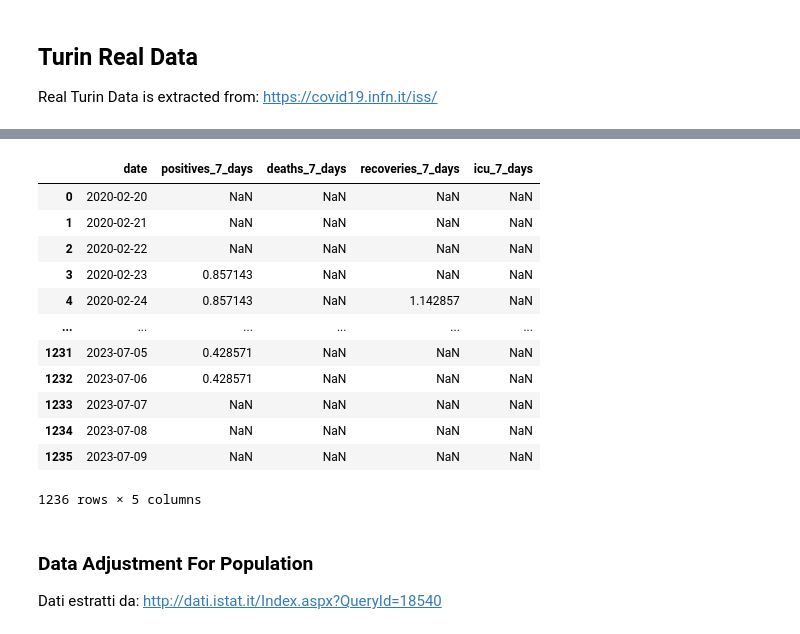
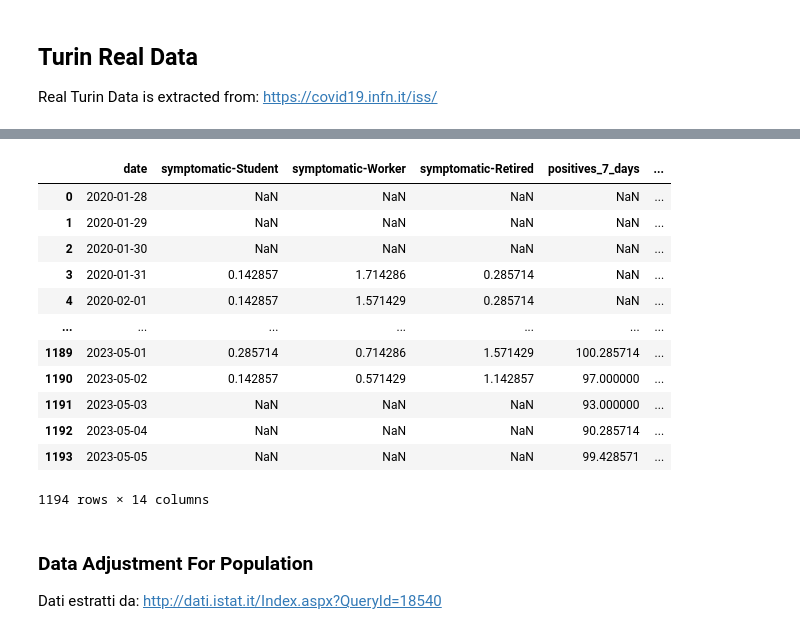
Before and after one commit to CGVGroup/abm-data-analysis, a Jupyter notebook: notebooks/abm-covid.ipynb, the cells around one changed output, grey strips where cells are left out. Saved outputs shown, nothing was run; the diff lists cells and outputs as text; code cells hidden in the pictures.

```diff
--- a/notebooks/abm-covid.ipynb
+++ b/notebooks/abm-covid.ipynb
@@ -16,3 +17,6 @@ turin_real_deaths = pd.read_csv('../data/turin-real/iss_bydate_torino_deceduti.c
 turin_real_positives = pd.read_csv('../data/turin-real/iss_bydate_torino_positivi.csv', delimiter=',')
 turin_real_recoveries = pd.read_csv('../data/turin-real/iss_bydate_torino_ricoveri.csv', delimiter=',')
 turin_real_icu = pd.read_csv('../data/turin-real/iss_bydate_torino_terapia_intensiva.csv', delimiter=',')
+turin_real_symptomatic_age_wide = pd.read_csv('../data/turin-real/iss_age_date_piemonte_sintomatici.csv', delimiter=',')
+turin_real_positives_age_wide = pd.read_csv('../data/turin-real/iss_age_date_piemonte_positivi.csv', delimiter=',')
+turin_real_deaths_age_wide = pd.read_csv('../data/turin-real/iss_age_date_piemonte_deceduti.csv', delimiter=',')
@@ -35,39 +39,57 @@ turin_real_recoveries
 # %%
 def join_based_on_min_date(df1, df2):
     min_date = min(df1['date'].min(), df2['date'].min())
     if min_date == df1['date'].min():
         left_df = df1
         right_df = df2
     else:
         left_df = df2
         right_df = df1
 
     merged = pd.merge(left_df, right_df, on='date', how='left')
     return merged.filter(regex=r'^(?!.*casi).*$', axis=1)
 
+def process_age_separation(df, variableName):
+    result = pd.DataFrame(columns=['date', variableName+'-Student', variableName+'-Worker', variableName+'-Retired'])
+    result['date'] = df['data']
+    result[variableName+'-Student'] = df['0-5 anni'] + df['6-12 anni'] + df['13-19 anni'] + df['20-29 anni']
+    result[variableName+'-Worker'] = df['30-39 anni'] + df['40-49 anni'] + df['50-59 anni']
+    result[variableName+'-Retired'] = df['60-69 anni'] + df['70-79 anni'] + df['80-89 anni'] + df['≥90 anni']
+
+    return result
+
+
+
 turin_real_deaths.columns = ['date','casi','deaths_7_days']
 turin_real_positives.columns = ['date','casi','positives_7_days']
 turin_real_recoveries.columns = ['date','casi','recoveries_7_days']
 turin_real_icu.columns = ['date','casi','icu_7_days']
 
+turin_real_symptomatic_age = process_age_separation(turin_real_symptomatic_age_wide,'symptomatic')
+turin_real_positives_age = process_age_separation(turin_real_positives_age_wide,'positives')
+turin_real_deaths_age = process_age_separation(turin_real_deaths_age_wide,'deaths')
+
 turin_real = join_based_on_min_date(turin_real_deaths,turin_real_positives)
 turin_real = join_based_on_min_date(turin_real,turin_real_recoveries)
 turin_real = join_based_on_min_date(turin_real,turin_real_icu)
+turin_real = join_based_on_min_date(turin_real,turin_real_symptomatic_age)
+turin_real = join_based_on_min_date(turin_real,turin_real_positives_age)
+turin_real = join_based_on_min_date(turin_real,turin_real_deaths_age)
 turin_real
 # %% [output]
-|  | date | positives_7_days | deaths_7_days | recoveries_7_days | icu_7_days |
-| 0 | 2020-02-20 | NaN | NaN | NaN | NaN |
-| 1 | 2020-02-21 | NaN | NaN | NaN | NaN |
-| 2 | 2020-02-22 | NaN | NaN | NaN | NaN |
-| 3 | 2020-02-23 | 0.857143 | NaN | NaN | NaN |
-| 4 | 2020-02-24 | 0.857143 | NaN | 1.142857 | NaN |
-| ... | ... | ... | ... | ... | ... |
-| 1231 | 2023-07-05 | 0.428571 | NaN | NaN | NaN |
-| 1232 | 2023-07-06 | 0.428571 | NaN | NaN | NaN |
-| 1233 | 2023-07-07 | NaN | NaN | NaN | NaN |
-| 1234 | 2023-07-08 | NaN | NaN | NaN | NaN |
-| 1235 | 2023-07-09 | NaN | NaN | NaN | NaN |
+|  | date | symptomatic-Student | symptomatic-Worker | symptomatic-Retired | positives_7_days | ... |
+| 0 | 2020-01-28 | NaN | NaN | NaN | NaN | ... |
+| 1 | 2020-01-29 | NaN | NaN | NaN | NaN | ... |
+| 2 | 2020-01-30 | NaN | NaN | NaN | NaN | ... |
+| 3 | 2020-01-31 | 0.142857 | 1.714286 | 0.285714 | NaN | ... |
+| 4 | 2020-02-01 | 0.142857 | 1.571429 | 0.285714 | NaN | ... |
+| ... | ... | ... | ... | ... | ... | ... |
+| 1189 | 2023-05-01 | 0.285714 | 0.714286 | 1.571429 | 100.285714 | ... |
+| 1190 | 2023-05-02 | 0.142857 | 0.571429 | 1.142857 | 97.000000 | ... |
+| 1191 | 2023-05-03 | NaN | NaN | NaN | 93.000000 | ... |
+| 1192 | 2023-05-04 | NaN | NaN | NaN | 90.285714 | ... |
+| 1193 | 2023-05-05 | NaN | NaN | NaN | 99.428571 | ... |
-1236 rows × 5 columns
+1194 rows × 14 columns
 # %% [markdown]
 ### Data Adjustment For Population
 
```
Also changed, not shown: parts of 28 cells of this notebook, 7 other files.
